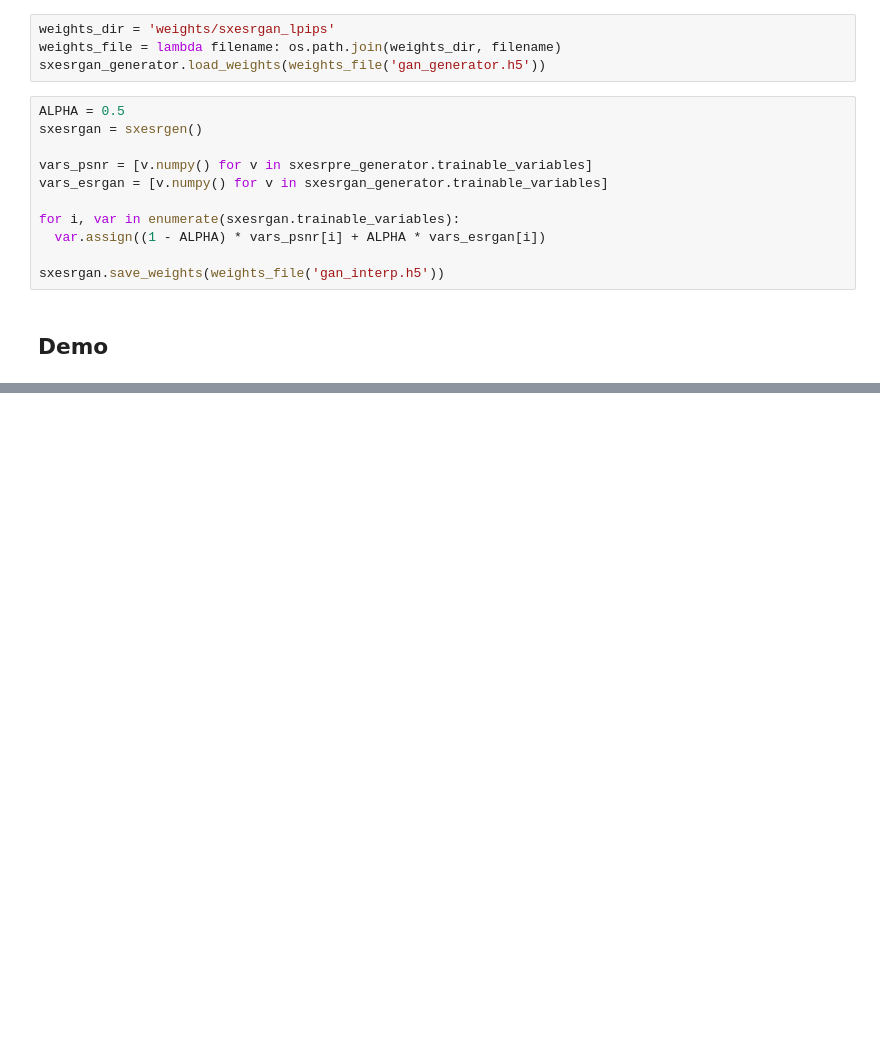
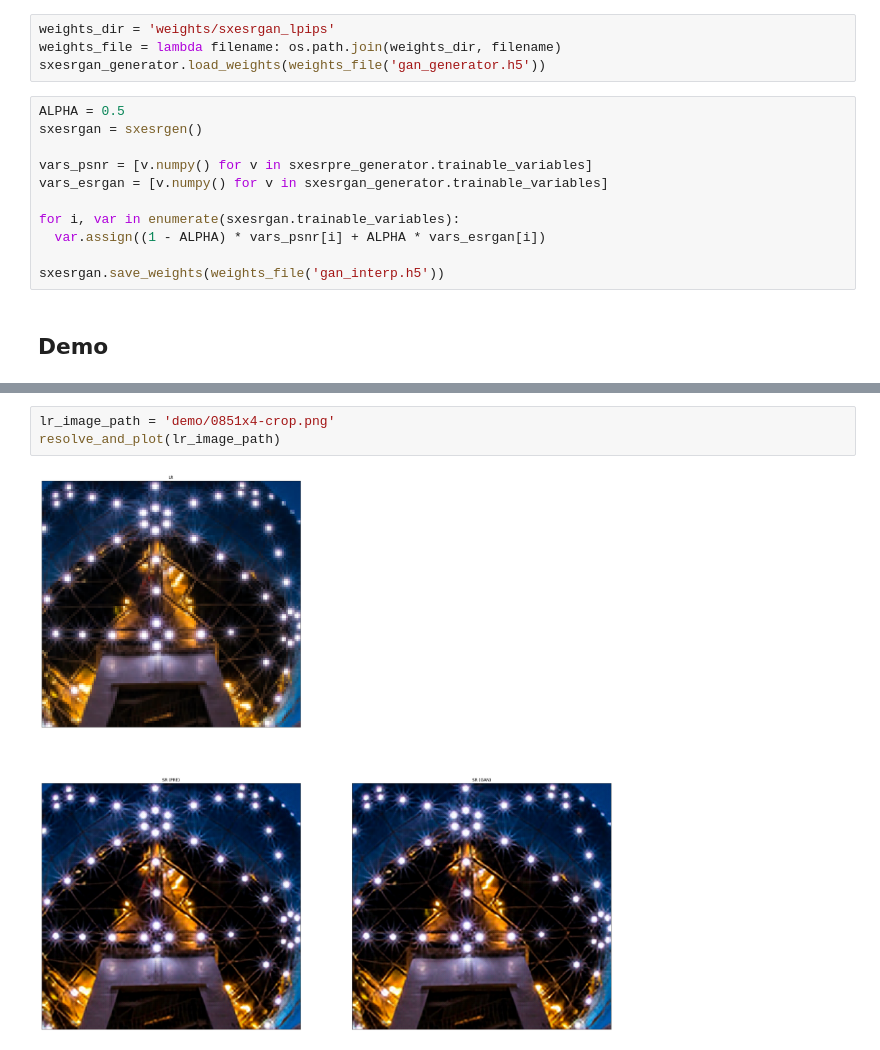
Before and after one commit to Keshav-31/xsrgan, a Jupyter notebook: Training_xesrgan.ipynb, the cells around one changed output, grey strips where cells are left out. Cells and saved outputs as stored; diff of their text form; blank space fills up the shorter version.

```diff
--- a/Training_xesrgan.ipynb
+++ b/Training_xesrgan.ipynb
@@ -120,3 +163,8 @@ def resolve_and_plot(lr_image_path):
+# %%
+lr_image_path = 'demo/0851x4-crop.png'
+resolve_and_plot(lr_image_path)
+# %% [output]
+[figure, added]
 # %%
 lr_image_path = 'demo/0869x4-crop.png'
 resolve_and_plot(lr_image_path)
```
Also changed, not shown: parts of 20 cells of this notebook, 2 other files.
